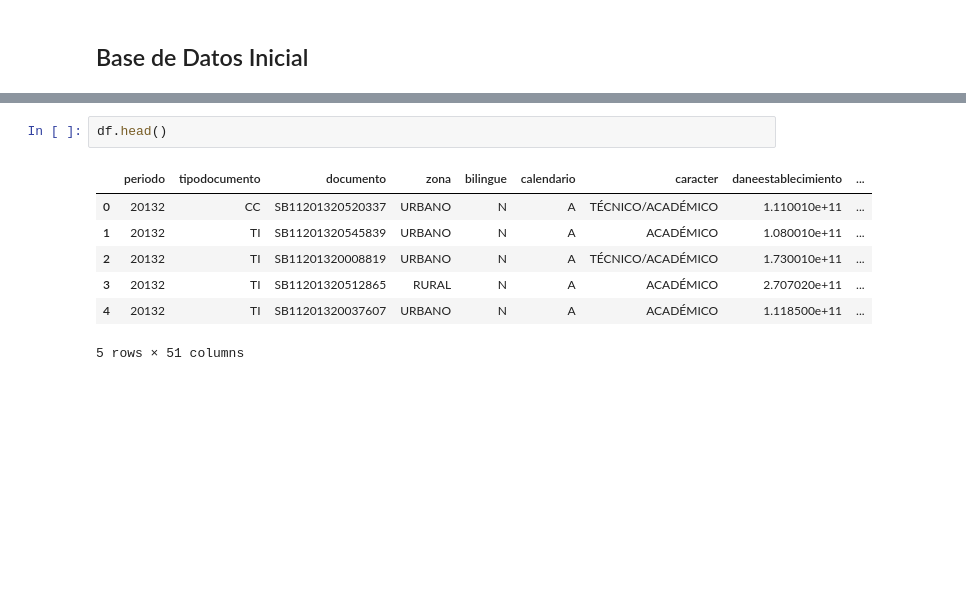
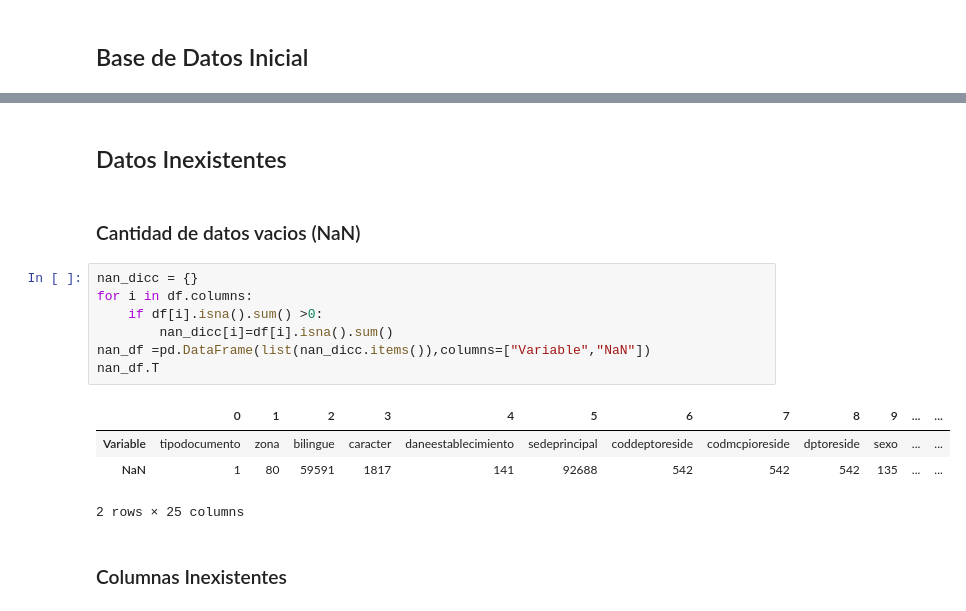
Before and after one commit to levium1029/Proyecto-2, a Jupyter notebook: main.ipynb, the cells around one changed output, grey strips where cells are left out. Cells and saved outputs as stored; diff of their text form; blank space fills up the shorter version.

```diff
--- a/main.ipynb
+++ b/main.ipynb
@@ -22,10 +30,18 @@ To: c:\Users\felip\OneDrive\Desktop\Maestria Industrial\2025-1\Analitica\Proyect
+# %% [markdown]
+## Datos Inexistentes
+# %% [markdown]
+### Cantidad de datos vacios (NaN)
 # %%
-df.head()
+nan_dicc = {}
+for i in df.columns:
+    if df[i].isna().sum() >0:
+        nan_dicc[i]=df[i].isna().sum()
+nan_df =pd.DataFrame(list(nan_dicc.items()),columns=["Variable","NaN"])
+nan_df.T
 # %% [output]
-|  | periodo | tipodocumento | documento | zona | bilingue | calendario | caracter | daneestablecimiento | ... |
-| 0 | 20132 | CC | SB11201320520337 | URBANO | N | A | TÉCNICO/ACADÉMICO | 1.110010e+11 | ... |
-| 1 | 20132 | TI | SB11201320545839 | URBANO | N | A | ACADÉMICO | 1.080010e+11 | ... |
-| 2 | 20132 | TI | SB11201320008819 | URBANO | N | A | TÉCNICO/ACADÉMICO | 1.730010e+11 | ... |
-| 3 | 20132 | TI | SB11201320512865 | RURAL | N | A | ACADÉMICO | 2.707020e+11 | ... |
-| 4 | 20132 | TI | SB11201320037607 | URBANO | N | A | ACADÉMICO | 1.118500e+11 | ... |
+|  | 0 | 1 | 2 | 3 | 4 | 5 | 6 | 7 | 8 | 9 | ... | ... |
+| Variable | tipodocumento | zona | bilingue | caracter | daneestablecimiento | sedeprincipal | coddeptoreside | codmcpioreside | dptoreside | sexo | ... | ... |
+| NaN | 1 | 80 | 59591 | 1817 | 141 | 92688 | 542 | 542 | 542 | 135 | ... | ... |
-5 rows × 51 columns
+2 rows × 25 columns
+# %% [markdown]
+### Columnas Inexistentes
```
Also changed, not shown: parts of 17 cells of this notebook.
